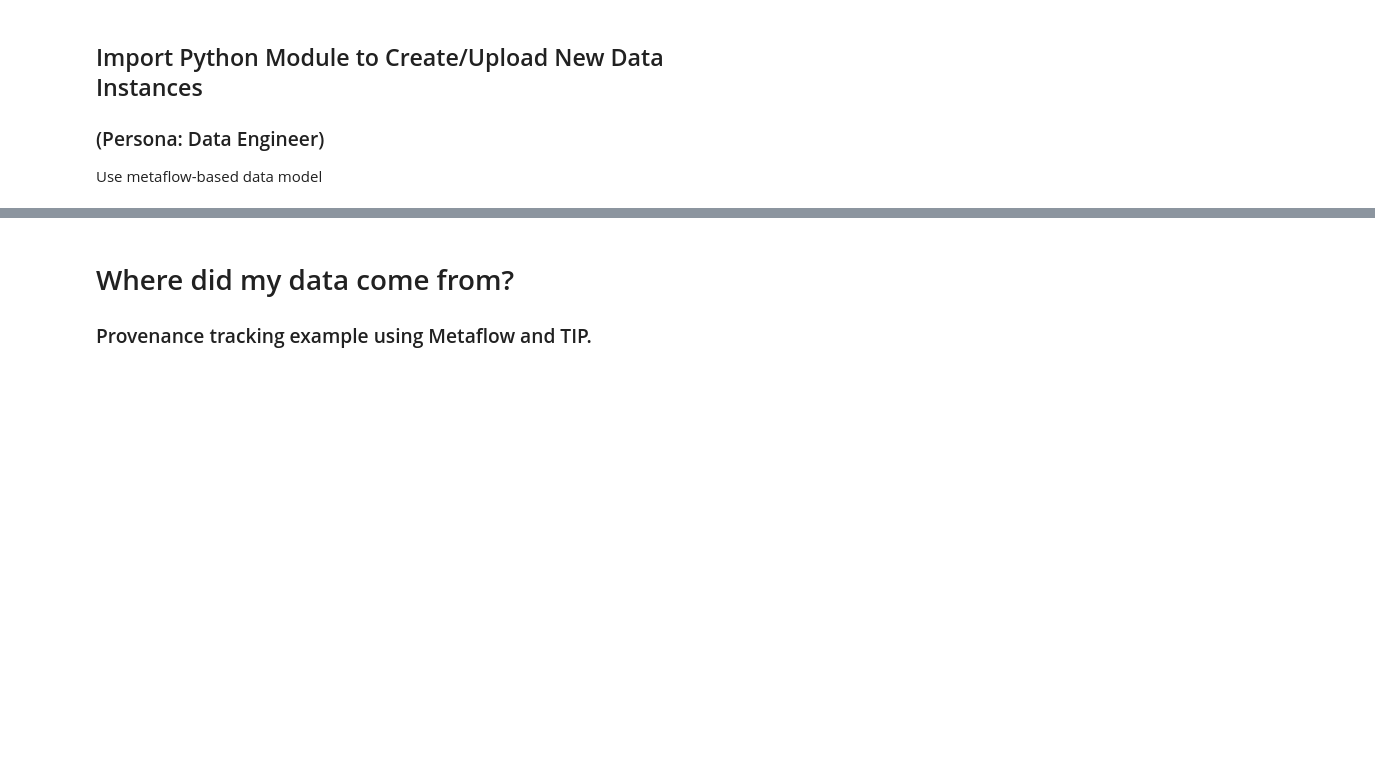
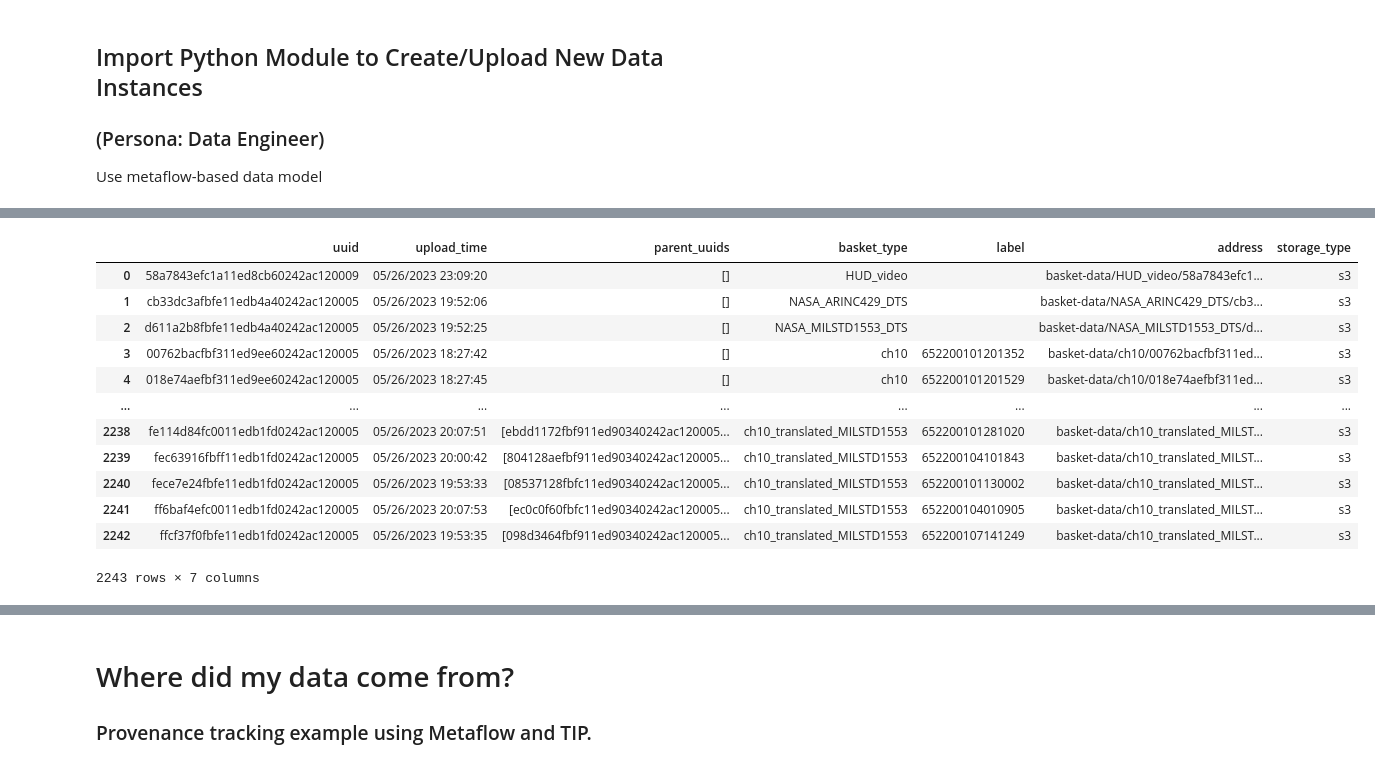
Before and after one commit to 309thEDDGE/opal, a Jupyter notebook: demo-notebooks/extract_transform_load_demo.ipynb, the cells around one changed output, grey strips where cells are left out. Cells and saved outputs as stored; diff of their text form; code cells hidden in the pictures; blank space fills up the shorter version.

```diff
--- a/demo-notebooks/extract_transform_load_demo.ipynb
+++ b/demo-notebooks/extract_transform_load_demo.ipynb
@@ -21,7 +21,21 @@ s3 = s3fs.S3FileSystem(client_kwargs = {'endpoint_url': os.environ['S3_ENDPOINT'
 
 <img src="resources/weave to minio.drawio.png">
 # %%
-index = create_index_from_s3('basket-data-with-arinc')
+index = create_index_from_s3('basket-data')
 index
+# %% [output]
+|  | uuid | upload_time | parent_uuids | basket_type | label | address | storage_type |
+| 0 | 58a7843efc1a11ed8cb60242ac120009 | 05/26/2023 23:09:20 | [] | HUD_video |  | basket-data/HUD_video/58a7843efc1... | s3 |
+| 1 | cb33dc3afbfe11edb4a40242ac120005 | 05/26/2023 19:52:06 | [] | NASA_ARINC429_DTS |  | basket-data/NASA_ARINC429_DTS/cb3... | s3 |
+| 2 | d611a2b8fbfe11edb4a40242ac120005 | 05/26/2023 19:52:25 | [] | NASA_MILSTD1553_DTS |  | basket-data/NASA_MILSTD1553_DTS/d... | s3 |
+| 3 | 00762bacfbf311ed9ee60242ac120005 | 05/26/2023 18:27:42 | [] | ch10 | 652200101201352 | basket-data/ch10/00762bacfbf311ed... | s3 |
+| 4 | 018e74aefbf311ed9ee60242ac120005 | 05/26/2023 18:27:45 | [] | ch10 | 652200101201529 | basket-data/ch10/018e74aefbf311ed... | s3 |
+| ... | ... | ... | ... | ... | ... | ... | ... |
+| 2238 | fe114d84fc0011edb1fd0242ac120005 | 05/26/2023 20:07:51 | [ebdd1172fbf911ed90340242ac120005... | ch10_translated_MILSTD1553 | 652200101281020 | basket-data/ch10_translated_MILST... | s3 |
+| 2239 | fec63916fbff11edb1fd0242ac120005 | 05/26/2023 20:00:42 | [804128aefbf911ed90340242ac120005... | ch10_translated_MILSTD1553 | 652200104101843 | basket-data/ch10_translated_MILST... | s3 |
+| 2240 | fece7e24fbfe11edb1fd0242ac120005 | 05/26/2023 19:53:33 | [08537128fbfc11ed90340242ac120005... | ch10_translated_MILSTD1553 | 652200101130002 | basket-data/ch10_translated_MILST... | s3 |
+| 2241 | ff6baf4efc0011edb1fd0242ac120005 | 05/26/2023 20:07:53 | [ec0c0f60fbfc11ed90340242ac120005... | ch10_translated_MILSTD1553 | 652200104010905 | basket-data/ch10_translated_MILST... | s3 |
+| 2242 | ffcf37f0fbfe11edb1fd0242ac120005 | 05/26/2023 19:53:35 | [098d3464fbf911ed90340242ac120005... | ch10_translated_MILSTD1553 | 652200107141249 | basket-data/ch10_translated_MILST... | s3 |
+2243 rows × 7 columns
 # %%
 index.basket_type.value_counts()
```
Also changed, not shown: parts of 15 cells of this notebook, 2 other files.
